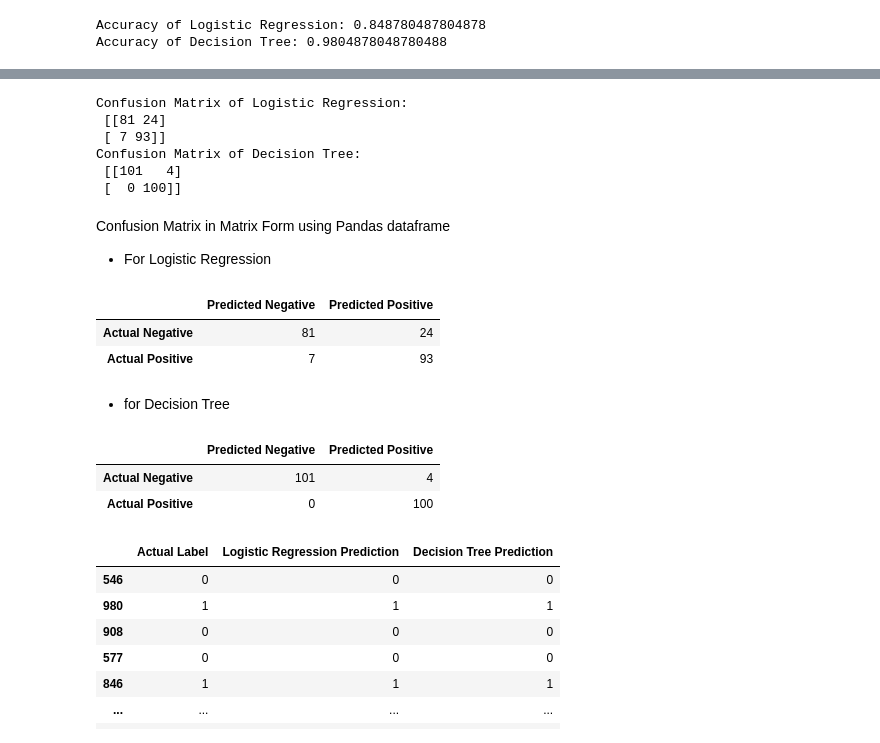
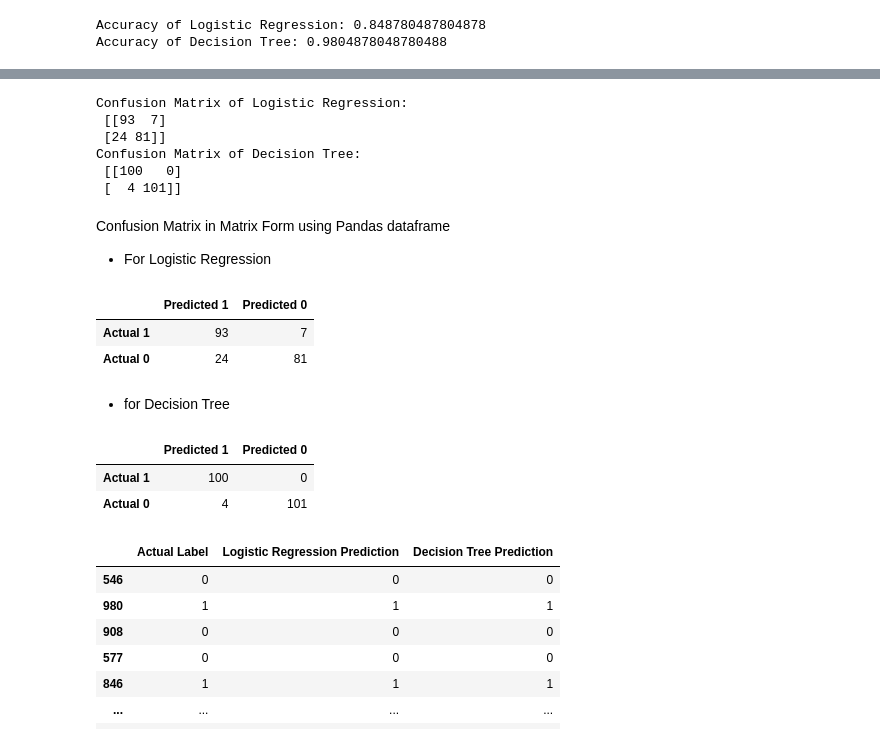
Before and after one commit to UdaySharmaGitHub/Machine-Learning-tutorials, a Jupyter notebook: 09 Evaluation Metrics in ML/01 Classification Matrix on Binary.ipynb, the cells around one changed output, grey strips where cells are left out. Saved outputs shown, nothing was run; the diff lists cells and outputs as text; code cells hidden in the pictures.

```diff
--- a/09 Evaluation Metrics in ML/01 Classification Matrix.ipynb
+++ b/09 Evaluation Metrics in ML/01 Classification Matrix on Binary.ipynb
@@ -172,48 +174,48 @@ $$
 
 The confusion matrix is the foundation for calculating accuracy, precision, recall, and F1-score.
 # %%
-# Display the four confusion-matrix counts for each model:
-# True Negative, False Positive, False Negative, and True Positive.
-print("Confusion Matrix of Logistic Regression:\n", confusion_matrix(y_test, y_pred_logistic_regression))
-print("Confusion Matrix of Decision Tree:\n", confusion_matrix(y_test, y_pred_decision_tree))
+# Display confusion matrices using the explicit class order [1, 0].
+# Rows represent actual labels and columns represent predicted labels.
+print("Confusion Matrix of Logistic Regression:\n", confusion_matrix(y_test, y_pred_logistic_regression, labels=[1, 0]))
+print("Confusion Matrix of Decision Tree:\n", confusion_matrix(y_test, y_pred_decision_tree, labels=[1, 0]))
 # %% [output]
 Confusion Matrix of Logistic Regression:
- [[81 24]
- [ 7 93]]
+ [[93  7]
+ [24 81]]
 Confusion Matrix of Decision Tree:
- [[101   4]
- [  0 100]]
+ [[100   0]
+ [  4 101]]
 # %% [markdown]
 Confusion Matrix in Matrix Form using Pandas dataframe
 
 - For Logistic Regression
 # %%
 # Convert the Logistic Regression confusion matrix into a labeled DataFrame.
-# Rows represent actual classes and columns represent predicted classes.
+# Rows represent actual labels and columns represent predicted labels.
 logistic_confusion_matrix = pd.DataFrame(
-    confusion_matrix(y_test, y_pred_logistic_regression),
-    columns=['Predicted Negative', 'Predicted Positive'],
-    index=['Actual Negative', 'Actual Positive']
+    confusion_matrix(y_test, y_pred_logistic_regression, labels=[1, 0]),
+    columns=['Predicted 1', 'Predicted 0'],
+    index=['Actual 1', 'Actual 0']
 )
 logistic_confusion_matrix
 # %% [output]
-|  | Predicted Negative | Predicted Positive |
-| Actual Negative | 81 | 24 |
-| Actual Positive | 7 | 93 |
+|  | Predicted 1 | Predicted 0 |
+| Actual 1 | 93 | 7 |
+| Actual 0 | 24 | 81 |
 # %% [markdown]
 - for Decision Tree
 # %%
 # Convert the Decision Tree confusion matrix into a labeled DataFrame.
 decision_tree_confusion_matrix = pd.DataFrame(
-    confusion_matrix(y_test, y_pred_decision_tree),
-    columns=['Predicted Negative', 'Predicted Positive'],
-    index=['Actual Negative', 'Actual Positive']
+    confusion_matrix(y_test, y_pred_decision_tree, labels=[1, 0]),
+    columns=['Predicted 1', 'Predicted 0'],
+    index=['Actual 1', 'Actual 0']
 )
 decision_tree_confusion_matrix
 # %% [output]
-|  | Predicted Negative | Predicted Positive |
-| Actual Negative | 101 | 4 |
-| Actual Positive | 0 | 100 |
+|  | Predicted 1 | Predicted 0 |
+| Actual 1 | 100 | 0 |
+| Actual 0 | 4 | 101 |
 # %%
 # Create one table to compare the actual labels with both models' predictions.
 result = pd.DataFrame({
```
Also changed, not shown: parts of 6 cells of this notebook, 1 other file.
